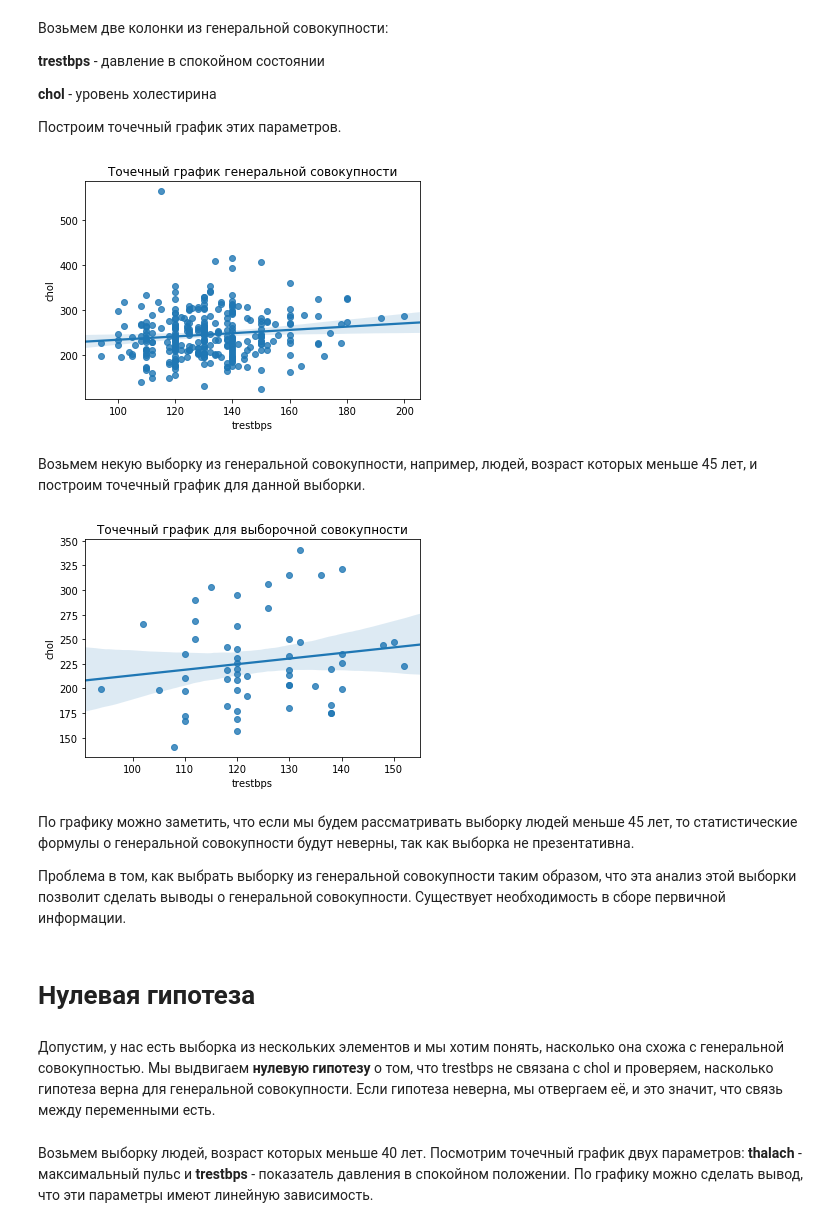
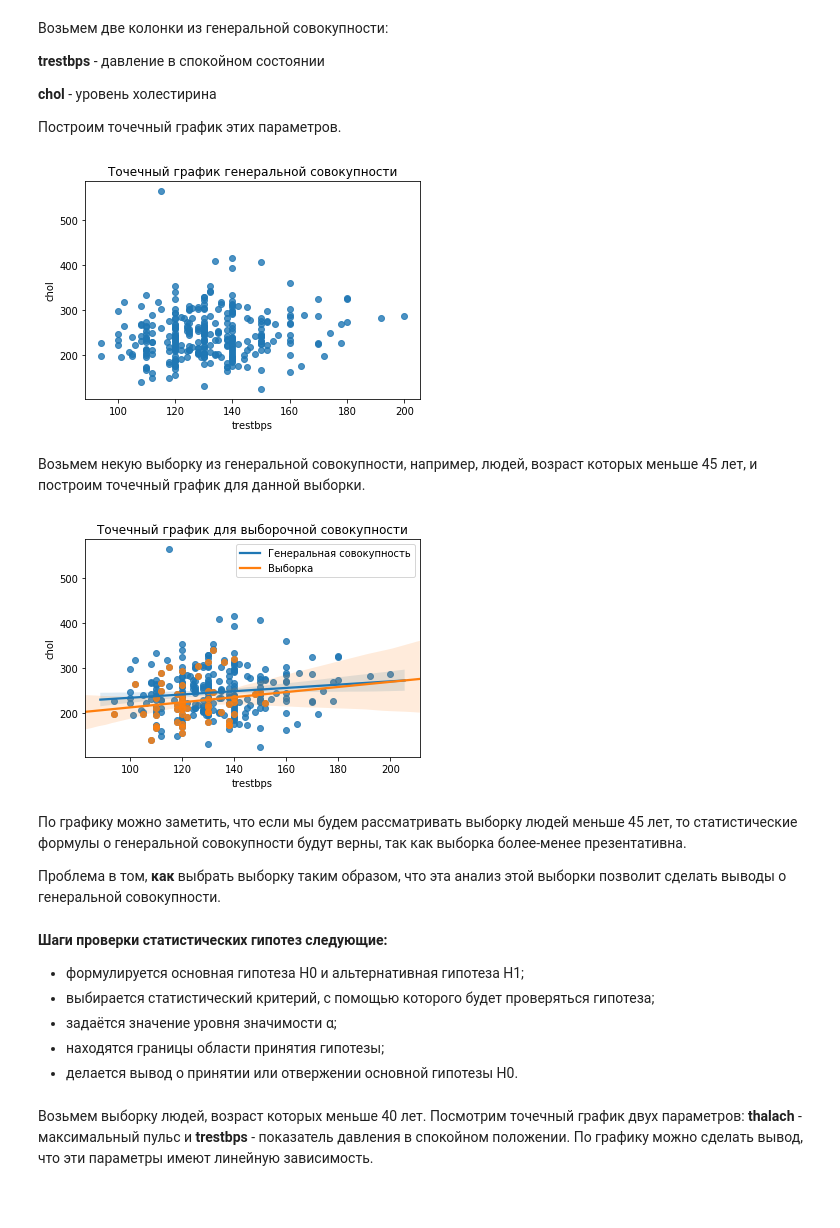
Before and after one commit to SIzrantsev/netology_statistics, a Jupyter notebook: lecture_3.ipynb, the cells around one changed output. Saved outputs shown, nothing was run; the diff lists cells and outputs as text; code cells hidden in the pictures; blank space fills up the shorter version.

```diff
--- a/lecture_3.ipynb
+++ b/lecture_3.ipynb
@@ -401,33 +401,39 @@ weighted avg       0.87      0.87      0.87        76
 # %%
 trestbps = data['trestbps']
 chol = data['chol']
-sns.regplot(x= trestbps, y=chol,data=data, fit_reg=True)
+sns.regplot(x= trestbps, y=chol,data=data, fit_reg=False)
 plt.xlabel('trestbps')
 plt.ylabel('chol')
 plt.title('Точечный график генеральной совокупности')
 plt.show()
 # %% [output]
-[figure, old version]
+[figure, new version]
 # %% [markdown]
 Возьмем некую выборку из генеральной совокупности, например, людей, возраст которых меньше 45 лет, и построим точечный график для данной выборки.
 # %%
 trestbps_small = data[data['age']<45]['trestbps']
 chol_small = data[data['age']<45]['chol']
+sns.regplot(x= trestbps, y=chol,data=data, fit_reg=True)
 sns.regplot(x= trestbps_small, y=chol_small,data=data, fit_reg=True)
 plt.xlabel('trestbps')
 plt.ylabel('chol')
+plt.legend(['Генеральная совокупность', 'Выборка'])
 plt.title('Точечный график для выборочной совокупности')
 plt.show()
 # %% [output]
-[figure, old version]
+[figure, new version]
 # %% [markdown]
-По графику можно заметить, что если мы будем рассматривать выборку людей меньше 45 лет, то статистические формулы о генеральной совокупности будут неверны, так как выборка не презентативна.
+По графику можно заметить, что если мы будем рассматривать выборку людей меньше 45 лет, то статистические формулы о генеральной совокупности будут верны, так как выборка более-менее презентативна.
 
-Проблема в том, как выбрать выборку из генеральной совокупности таким образом, что эта анализ этой выборки позволит сделать выводы о генеральной совокупности. Существует необходимость в сборе первичной информации.
+Проблема в том, **как** выбрать выборку таким образом, что эта анализ этой выборки позволит сделать выводы о генеральной совокупности.
-# %% [markdown]
-# Нулевая гипотеза
-# %% [markdown]
-Допустим, у нас есть выборка из нескольких элементов и мы хотим понять, насколько она схожа с генеральной совокупностью. Мы выдвигаем **нулевую гипотезу** о том, что trestbps не связана с chol и проверяем, насколько гипотеза верна для генеральной совокупности. Если гипотеза неверна, мы отвергаем её, и это значит, что связь между переменными есть.
+# %% [markdown]
+**Шаги проверки статистических гипотез следующие:**
+
+*   формулируется основная гипотеза H0 и альтернативная гипотеза H1;
+*   выбирается статистический критерий, с помощью которого будет проверяться гипотеза;
+*   задаётся значение уровня значимости α;
+*   находятся границы области принятия гипотезы;
+*   делается вывод о принятии или отвержении основной гипотезы H0.
 # %% [markdown]
 Возьмем выборку людей, возраст которых меньше 40 лет. Посмотрим точечный график двух параметров: **thalach** - максимальный пульс и **trestbps** - показатель давления в спокойном положении. По графику можно сделать вывод, что эти параметры имеют линейную зависимость.
 # %%
```
Also changed, not shown: parts of 34 cells of this notebook, 1 other file.
